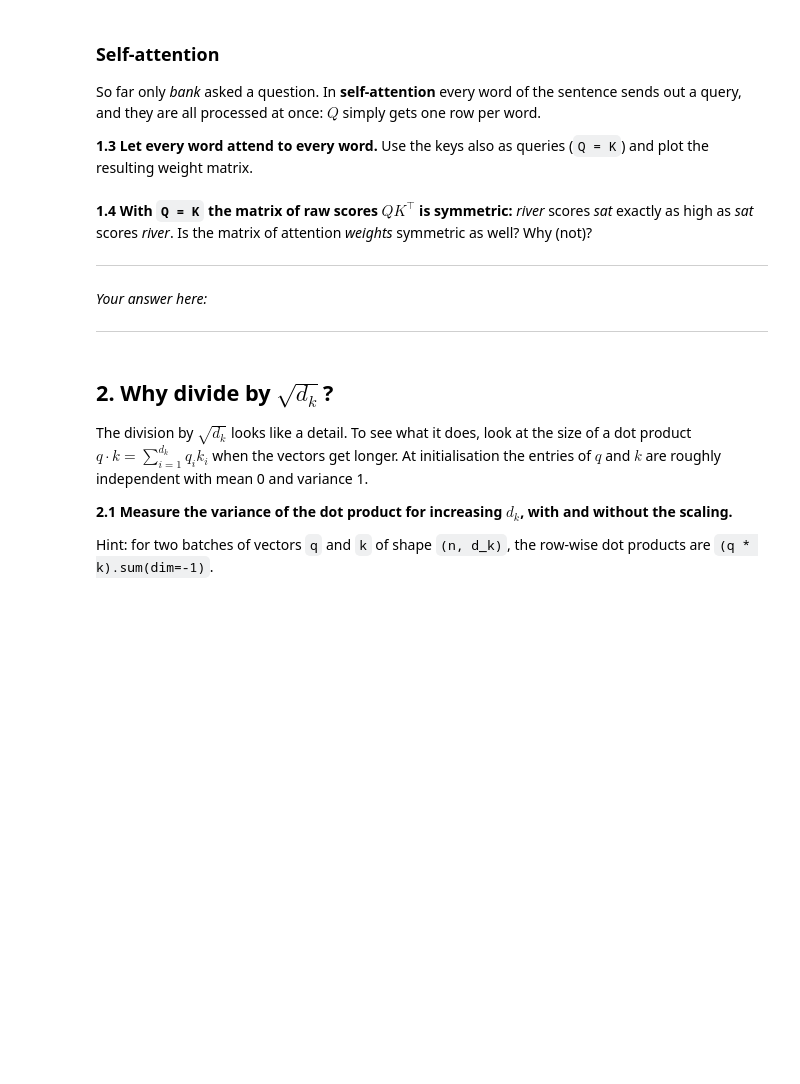
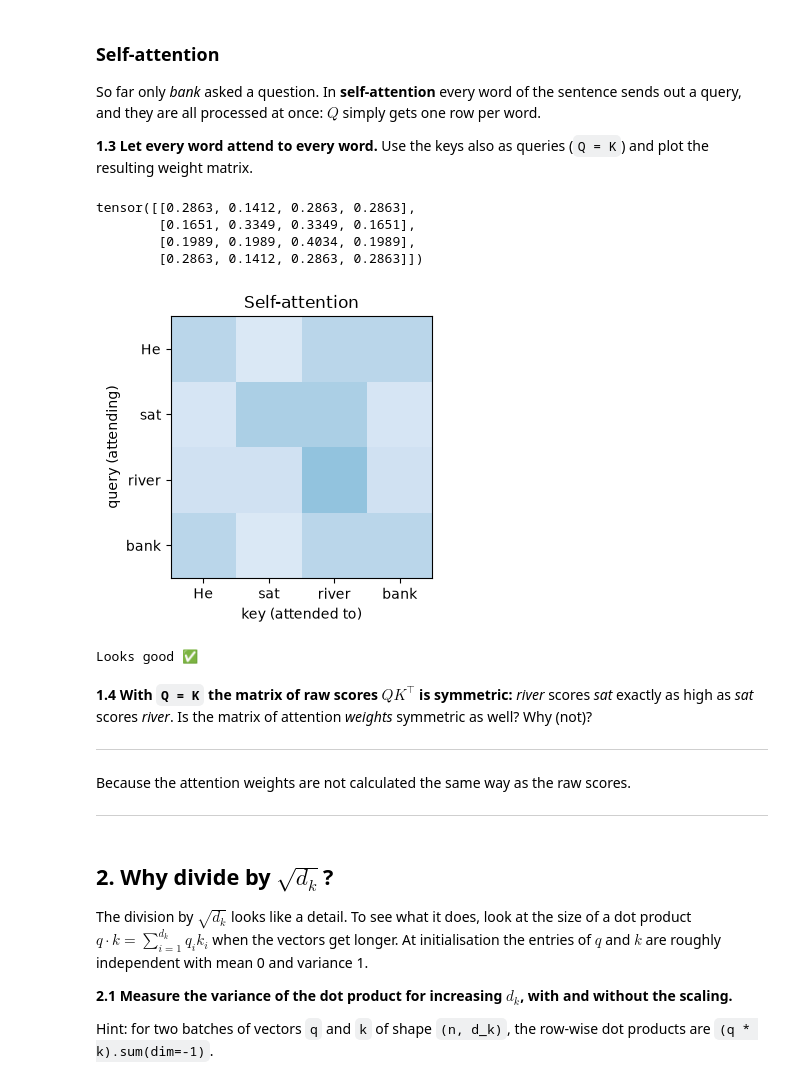
Before and after one commit to rasmusoleander/2026-NLP, a Jupyter notebook: Exercises/05 - Transformers/0. Attention.ipynb, the cells around one changed output. Drawn from its saved outputs; the diff is of its cells as text; code cells hidden in the pictures; blank space fills up the shorter version.

Commit message:
Finished 5/0.Attention.ipynb

```diff
--- a/Exercises/05 - Transformers/0. Attention.ipynb
+++ b/Exercises/05 - Transformers/0. Attention.ipynb
@@ -126,32 +119,39 @@ So far only *bank* asked a question. In **self-attention** every word of the sen
 # %%
 def plot_attention(weights, x_labels, y_labels, title="", ax=None):
     # Heatmap of a (n_queries, n_keys) weight matrix: one row per query, one column per key.
     if ax is None:
         _, ax = plt.subplots(figsize=(0.6 * len(x_labels) + 1.5, 0.6 * len(y_labels) + 1))
     ax.imshow(weights.detach(), cmap="Blues", vmin=0, vmax=1)
     ax.set_xticks(range(len(x_labels)), x_labels)
     ax.set_yticks(range(len(y_labels)), y_labels)
     ax.set_xlabel("key (attended to)")
     ax.set_ylabel("query (attending)")
     ax.set_title(title)
 
-
-self_output, self_weights = ...  # TODO: attention with the keys K used as queries as well
+self_output, self_weights = scaled_dot_product_attention(K, K, V)  # TODO: attention with the keys K used as queries as well
 
 print(self_weights)
 plot_attention(self_weights, words, words, "Self-attention")
+# %% [output]
+tensor([[0.2863, 0.1412, 0.2863, 0.2863],
+        [0.1651, 0.3349, 0.3349, 0.1651],
+        [0.1989, 0.1989, 0.4034, 0.1989],
+        [0.2863, 0.1412, 0.2863, 0.2863]])
+[figure, added]
 # %%
 # ✅ Check your self-attention
 assert self_weights.shape == (4, 4), "there should be one row of weights per word"
 assert torch.allclose(self_weights.sum(dim=-1), torch.ones(4)), "every row must sum to 1"
 assert torch.allclose(self_weights[3], weights[0]), "the row of 'bank' should be what you computed in 1.1"
 print("Looks good ✅")
+# %% [output]
+Looks good ✅
 # %% [markdown]
 **1.4 With `Q = K` the matrix of raw scores $QK^\top$ is symmetric:** *river* scores *sat* exactly as high as *sat* scores *river*. Is the matrix of attention *weights* symmetric as well? Why (not)?
 
 ---
 
-*Your answer here:*
+Because the attention weights are not calculated the same way as the raw scores.
 
 ---
 # %% [markdown]
```
Also changed, not shown: parts of 19 cells of this notebook.
